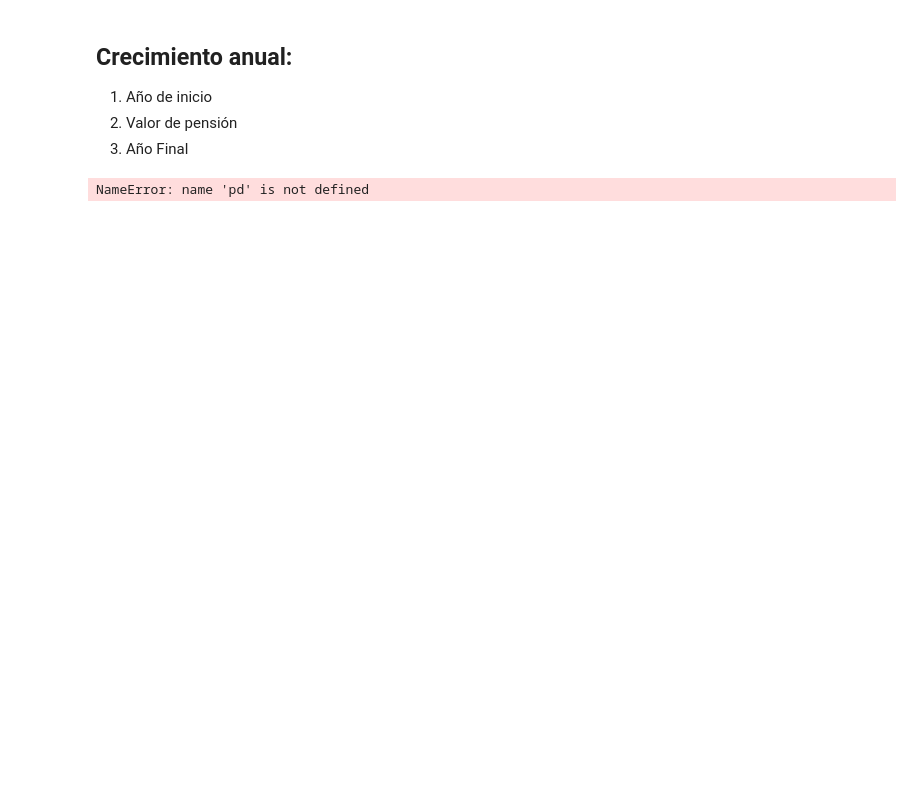
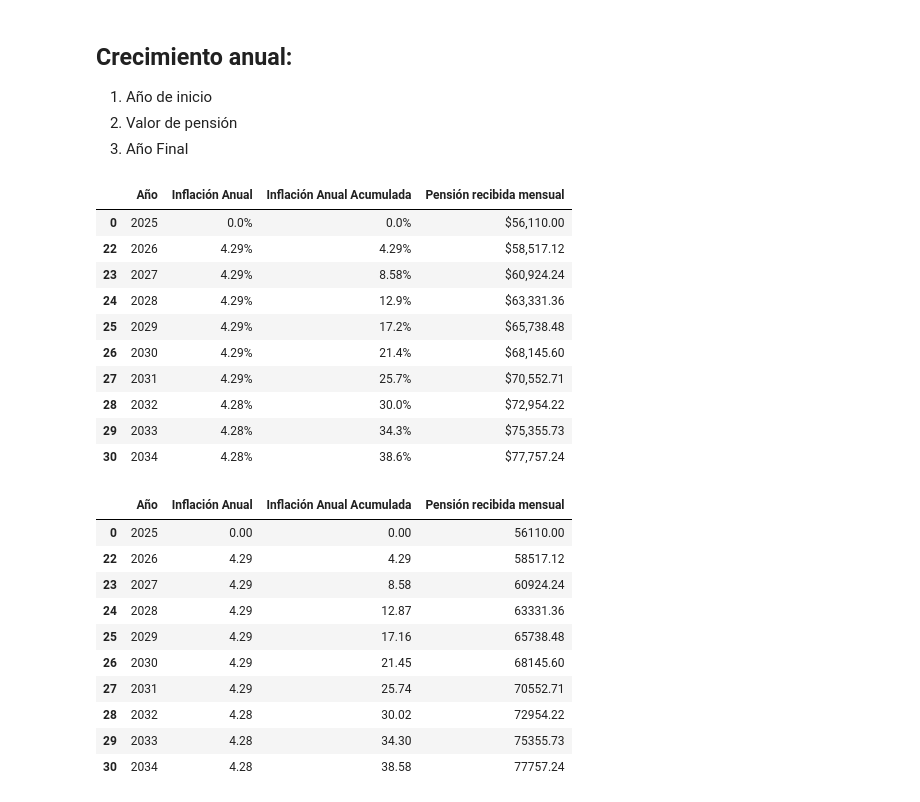
Before and after one commit to Alfonzo1114/streamlit, a Jupyter notebook: Pensiones_V3.ipynb, the cells around one changed output. Saved outputs shown, nothing was run; the diff lists cells and outputs as text; code cells hidden in the pictures; blank space fills up the shorter version.

Commit message:
Added crecimiento_anual page and progress on the GenerarReporte.py file

```diff
--- a/Pensiones_V3.ipynb
+++ b/Pensiones_V3.ipynb
@@ -1098,36 +1097,64 @@ Strings
 2. Valor de pensión
 3. Año Final
 # %%
-def crecimiento_anual_pension(ano_pension, pension_final, year_max):
+def crecimiento_anual_pension_fcn(ano_pension, pension_final, year_max=2040):
     tabla = 'TABLAS/TABLA_INFLACION.txt'
     tabla = pd.read_csv(tabla, sep = '\t')
     year_max = min(2040, year_max)
     num_years = year_max - ano_pension
     year_array = np.arange(0, num_years + 1) + ano_pension
     idx_inicial = tabla.index[tabla['AÑO'] == ano_pension].tolist()[0]
     idx_final = tabla.index[tabla['AÑO'] == ano_pension + num_years].tolist()[0]
 
     inflacion_anual_numerico = tabla.iloc[idx_inicial:idx_final, 1]
     inflacion_anual_numerico = inflacion_anual_numerico.map(lambda x: float(x.replace('%','')))
     inflacion_anual_numerico = pd.concat([pd.Series([0]), inflacion_anual_numerico])
 
     inflacion_anual_acumulada = np.cumsum(inflacion_anual_numerico)
     pension_mensual = (inflacion_anual_acumulada/1e2 + 1) * pension_final
 
-    df = pd.DataFrame({
+    tabla_crecimiento_num = pd.DataFrame({
         'Año': year_array.astype(int),
         'Inflación Anual': inflacion_anual_numerico,
         'Inflación Anual Acumulada' : inflacion_anual_acumulada,
         'Pensión recibida mensual' : pension_mensual
-    })
+    }).round(2)
 
-    return df.round(2)
+    tabla_crecimiento_str = tabla_crecimiento_num.copy()
+    tabla_crecimiento_str['Inflación Anual'] = (tabla_crecimiento_str['Inflación Anual']).map("{:.3}%".format)
+    tabla_crecimiento_str['Inflación Anual Acumulada'] = (tabla_crecimiento_str['Inflación Anual Acumulada']).map("{:.3}%".format)
+    tabla_crecimiento_str['Pensión recibida mensual'] = [convert_double_currency(val) for val in tabla_crecimiento_str['Pensión recibida mensual']]
+
+
+    return tabla_crecimiento_num, tabla_crecimiento_str
 
 ano_inicio = 2025 #@param {type:"integer"}
 valor_pension = 56110 #@param {type:"integer"}
 year_max = 2040 #@param {type:"integer"}
 
-df = crecimiento_anual_pension(ano_inicio, valor_pension, year_max)
-display(df.head(10))
+tabla_crecimiento_num, tabla_crecimiento_str = crecimiento_anual_pension(ano_inicio, valor_pension, year_max)
+display(tabla_crecimiento_str.head(10))
+display(tabla_crecimiento_num.head(10))
 # %% [output]
-NameError: name 'pd' is not defined
+|  | Año | Inflación Anual | Inflación Anual Acumulada | Pensión recibida mensual |
+| 0 | 2025 | 0.0% | 0.0% | $56,110.00 |
+| 22 | 2026 | 4.29% | 4.29% | $58,517.12 |
+| 23 | 2027 | 4.29% | 8.58% | $60,924.24 |
+| 24 | 2028 | 4.29% | 12.9% | $63,331.36 |
+| 25 | 2029 | 4.29% | 17.2% | $65,738.48 |
+| 26 | 2030 | 4.29% | 21.4% | $68,145.60 |
+| 27 | 2031 | 4.29% | 25.7% | $70,552.71 |
+| 28 | 2032 | 4.28% | 30.0% | $72,954.22 |
+| 29 | 2033 | 4.28% | 34.3% | $75,355.73 |
+| 30 | 2034 | 4.28% | 38.6% | $77,757.24 |
+|  | Año | Inflación Anual | Inflación Anual Acumulada | Pensión recibida mensual |
+| 0 | 2025 | 0.00 | 0.00 | 56110.00 |
+| 22 | 2026 | 4.29 | 4.29 | 58517.12 |
+| 23 | 2027 | 4.29 | 8.58 | 60924.24 |
+| 24 | 2028 | 4.29 | 12.87 | 63331.36 |
+| 25 | 2029 | 4.29 | 17.16 | 65738.48 |
+| 26 | 2030 | 4.29 | 21.45 | 68145.60 |
+| 27 | 2031 | 4.29 | 25.74 | 70552.71 |
+| 28 | 2032 | 4.28 | 30.02 | 72954.22 |
+| 29 | 2033 | 4.28 | 34.30 | 75355.73 |
+| 30 | 2034 | 4.28 | 38.58 | 77757.24 |
```
Also changed, not shown: parts of 1 cell of this notebook, 4 other files.
